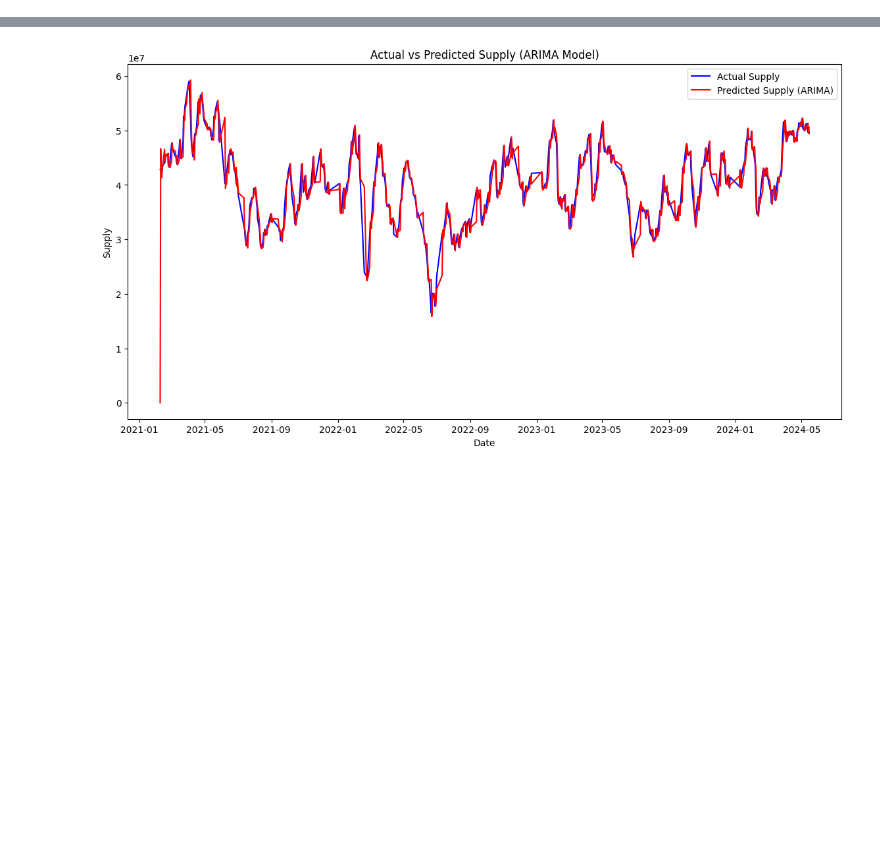
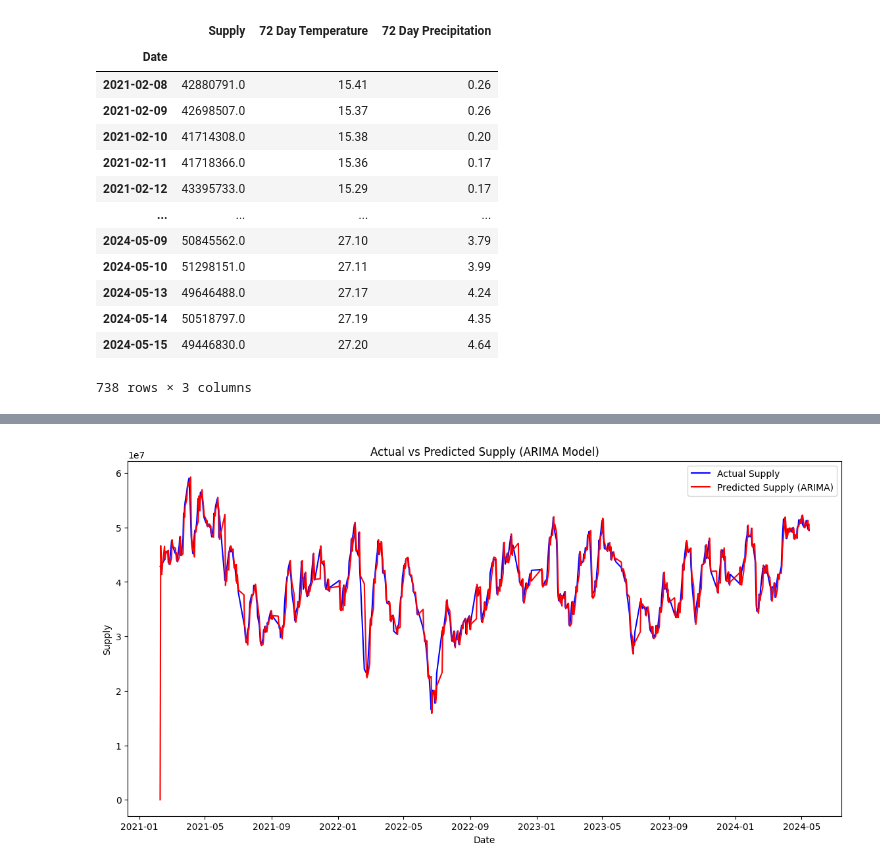
Before and after one commit to jansenism1231/Naturipe-Avocado-Anylysis, a Jupyter notebook: Supply Models/ARIMA.ipynb, the cells around one changed output, grey strips where cells are left out. Cells and saved outputs as stored; diff of their text form; code cells hidden in the pictures; blank space fills up the shorter version.

```diff
--- a/Supply Models/ARIMA.ipynb
+++ b/Supply Models/ARIMA.ipynb
@@ -12,0 +16,17 @@ supply_data['Supply'] = supply_data['Supply'].str.replace(',', '').astype(float)
+# %%
+supply_data
+# %% [output]
+|  | Supply | 72 Day Temperature | 72 Day Precipitation |
+| Date |  |  |  |
+| 2021-02-08 | 42880791.0 | 15.41 | 0.26 |
+| 2021-02-09 | 42698507.0 | 15.37 | 0.26 |
+| 2021-02-10 | 41714308.0 | 15.38 | 0.20 |
+| 2021-02-11 | 41718366.0 | 15.36 | 0.17 |
+| 2021-02-12 | 43395733.0 | 15.29 | 0.17 |
+| ... | ... | ... | ... |
+| 2024-05-09 | 50845562.0 | 27.10 | 3.79 |
+| 2024-05-10 | 51298151.0 | 27.11 | 3.99 |
+| 2024-05-13 | 49646488.0 | 27.17 | 4.24 |
+| 2024-05-14 | 50518797.0 | 27.19 | 4.35 |
+| 2024-05-15 | 49446830.0 | 27.20 | 4.64 |
+738 rows × 3 columns
```
Also changed, not shown: parts of 9 cells of this notebook, 8 other files.
